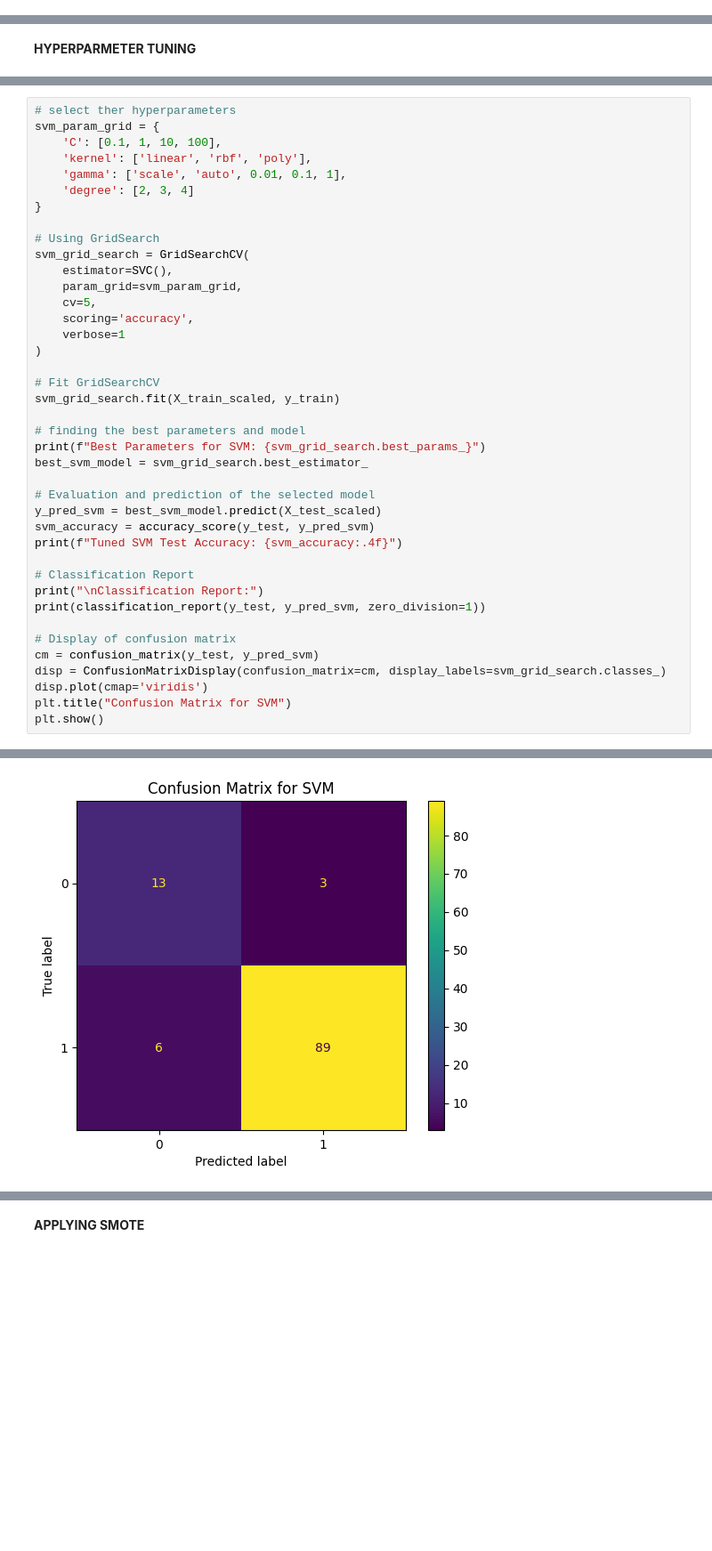
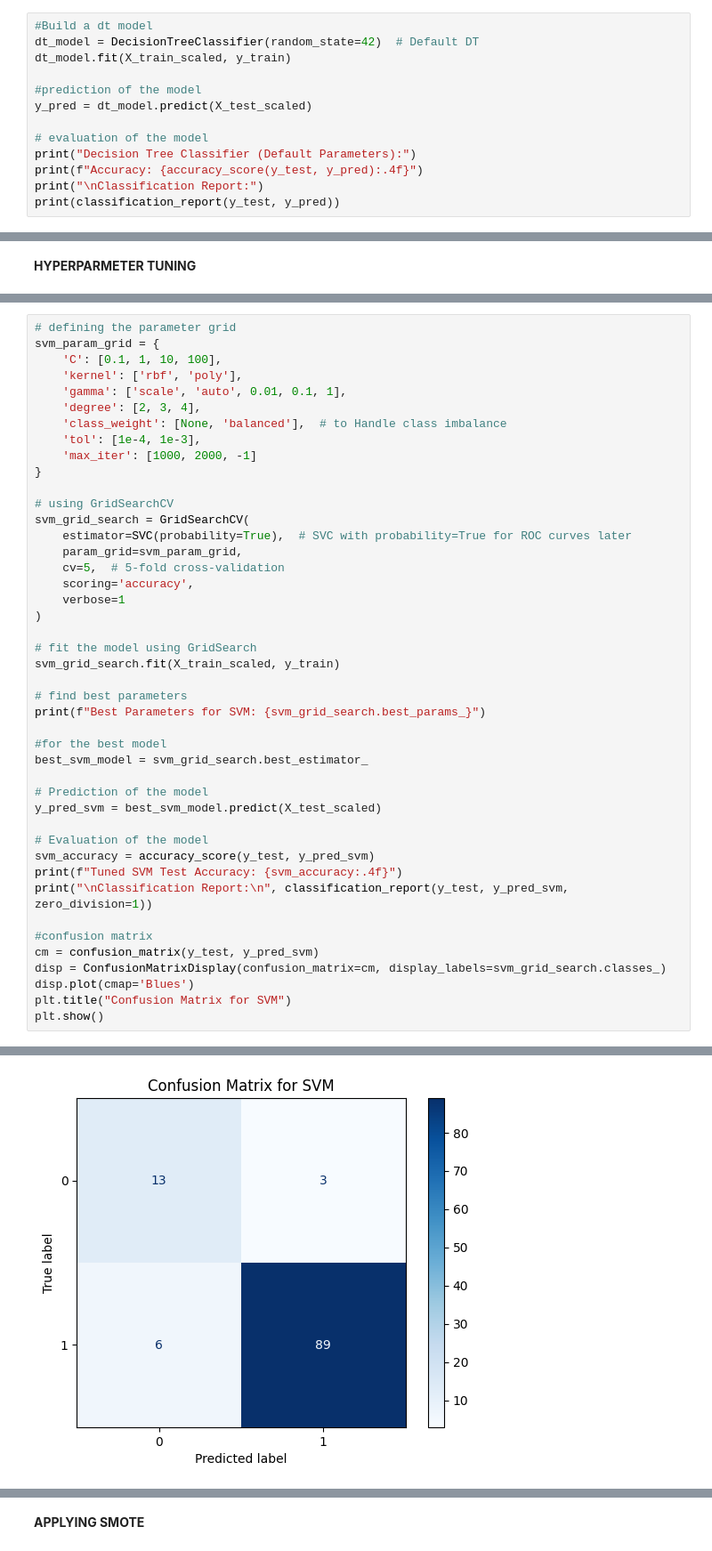
Before and after one commit to MerlinePricillaPeter/LUNG-CANCER-PREDICTION, a Jupyter notebook: LUNG_CANCER_PREDICTION.ipynb, the cells around one changed output, grey strips where cells are left out. Shown at 89% size. Saved outputs shown, nothing was run; the diff lists cells and outputs as text; blank space fills up the shorter version.

```diff
--- a/LUNG_CANCER_PREDICTION.ipynb
+++ b/LUNG_CANCER_PREDICTION.ipynb
@@ -462,0 +475,13 @@ weighted avg       0.84      0.86      0.85       111
+# %%
+#Build a dt model
+dt_model = DecisionTreeClassifier(random_state=42)  # Default DT
+dt_model.fit(X_train_scaled, y_train)
+
+#prediction of the model
+y_pred = dt_model.predict(X_test_scaled)
+
+# evaluation of the model
+print("Decision Tree Classifier (Default Parameters):")
+print(f"Accuracy: {accuracy_score(y_test, y_pred):.4f}")
+print("\nClassification Report:")
+print(classification_report(y_test, y_pred))
@@ -576,41 +615,45 @@ weighted avg       0.88      0.89      0.88       111
 # %%
-# select ther hyperparameters
+# defining the parameter grid
 svm_param_grid = {
     'C': [0.1, 1, 10, 100],
-    'kernel': ['linear', 'rbf', 'poly'],
+    'kernel': ['rbf', 'poly'],
     'gamma': ['scale', 'auto', 0.01, 0.1, 1],
-    'degree': [2, 3, 4]
+    'degree': [2, 3, 4],
+    'class_weight': [None, 'balanced'],  # to Handle class imbalance
+    'tol': [1e-4, 1e-3],
+    'max_iter': [1000, 2000, -1]
 }
 
-# Using GridSearch
+# using GridSearchCV
 svm_grid_search = GridSearchCV(
-    estimator=SVC(),
+    estimator=SVC(probability=True),  # SVC with probability=True for ROC curves later
     param_grid=svm_param_grid,
-    cv=5,
+    cv=5,  # 5-fold cross-validation
     scoring='accuracy',
     verbose=1
 )
 
-# Fit GridSearchCV
+# fit the model using GridSearch
 svm_grid_search.fit(X_train_scaled, y_train)
 
-# finding the best parameters and model
+# find best parameters
 print(f"Best Parameters for SVM: {svm_grid_search.best_params_}")
+
+#for the best model
 best_svm_model = svm_grid_search.best_estimator_
 
-# Evaluation and prediction of the selected model
+# Prediction of the model
 y_pred_svm = best_svm_model.predict(X_test_scaled)
+
+# Evaluation of the model
 svm_accuracy = accuracy_score(y_test, y_pred_svm)
 print(f"Tuned SVM Test Accuracy: {svm_accuracy:.4f}")
+print("\nClassification Report:\n", classification_report(y_test, y_pred_svm, zero_division=1))
 
-# Classification Report
-print("\nClassification Report:")
-print(classification_report(y_test, y_pred_svm, zero_division=1))
-
-# Display of confusion matrix
+#confusion matrix
 cm = confusion_matrix(y_test, y_pred_svm)
 disp = ConfusionMatrixDisplay(confusion_matrix=cm, display_labels=svm_grid_search.classes_)
-disp.plot(cmap='viridis')
+disp.plot(cmap='Blues')
 plt.title("Confusion Matrix for SVM")
 plt.show()
 # %% [output]
@@ -623,9 +666,9 @@ Classification Report:
 
            0       0.68      0.81      0.74        16
            1       0.97      0.94      0.95        95
 
     accuracy                           0.92       111
    macro avg       0.83      0.87      0.85       111
 weighted avg       0.93      0.92      0.92       111
-[figure, old version]
+[figure, new version]
 # %% [markdown]
```
Also changed, not shown: parts of 28 cells of this notebook.
